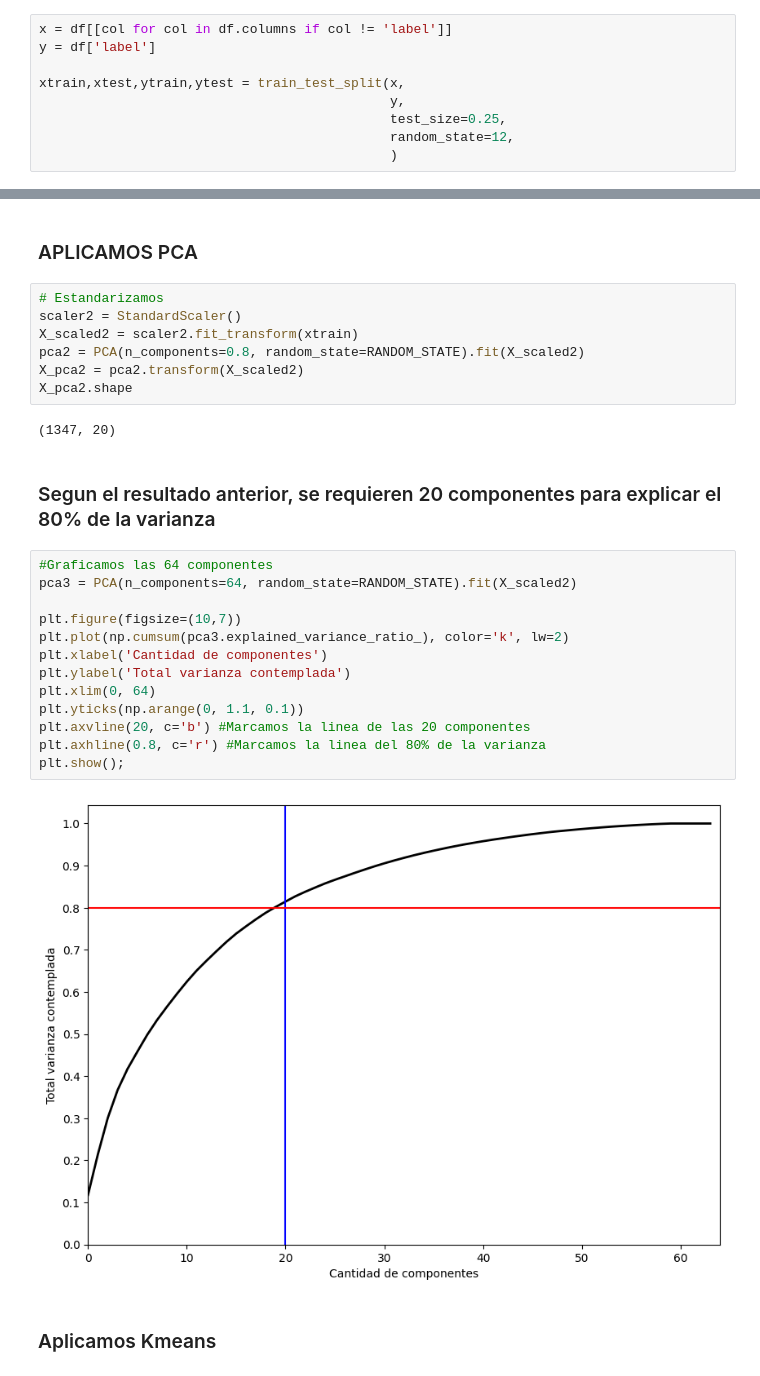
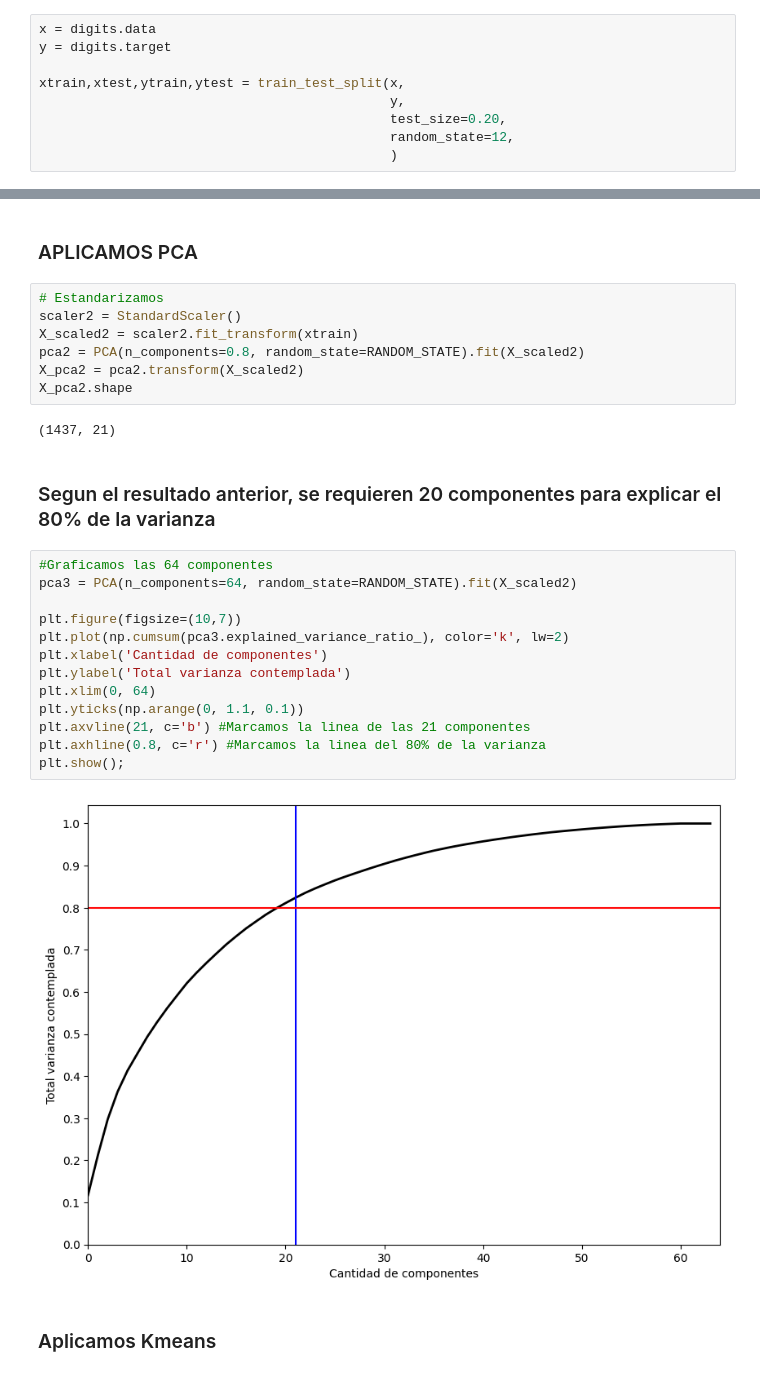
Before and after one commit to ezescordamaglia/intro_ia, a Jupyter notebook: tp_integrador_enunciado/Ezequiel Scordamaglia/tp_integrador_Scordamaglia.ipynb, the cells around one changed output, grey strips where cells are left out. Saved outputs shown, nothing was run; the diff lists cells and outputs as text.

```diff
--- a/tp_integrador_enunciado/Ezequiel Scordamaglia/tp_integrador_Scordamaglia.ipynb
+++ b/tp_integrador_enunciado/Ezequiel Scordamaglia/tp_integrador_Scordamaglia.ipynb
@@ -307,9 +309,9 @@ print(df)
 # %%
-x = df[[col for col in df.columns if col != 'label']]
-y = df['label']
+x = digits.data
+y = digits.target
 
 xtrain,xtest,ytrain,ytest = train_test_split(x,
                                              y,
-                                             test_size=0.25,
+                                             test_size=0.20,
                                              random_state=12,
                                              )
@@ -323,24 +330,24 @@ pca2 = PCA(n_components=0.8, random_state=RANDOM_STATE).fit(X_scaled2)
 X_pca2 = pca2.transform(X_scaled2)
 X_pca2.shape
 # %% [output]
-(1347, 20)
+(1437, 21)
 # %% [markdown]
 ### Segun el resultado anterior, se requieren 20 componentes para explicar el 80% de la varianza
 # %%
 #Graficamos las 64 componentes
 pca3 = PCA(n_components=64, random_state=RANDOM_STATE).fit(X_scaled2)
 
 plt.figure(figsize=(10,7))
 plt.plot(np.cumsum(pca3.explained_variance_ratio_), color='k', lw=2)
 plt.xlabel('Cantidad de componentes')
 plt.ylabel('Total varianza contemplada')
 plt.xlim(0, 64)
 plt.yticks(np.arange(0, 1.1, 0.1))
-plt.axvline(20, c='b') #Marcamos la linea de las 20 componentes
+plt.axvline(21, c='b') #Marcamos la linea de las 21 componentes
 plt.axhline(0.8, c='r') #Marcamos la linea del 80% de la varianza
 plt.show();
 # %% [output]
-[figure, old version]
+[figure, new version]
 # %% [markdown]
 ### Aplicamos Kmeans
 # %%
```
Also changed, not shown: parts of 22 cells of this notebook, 1 other file.
